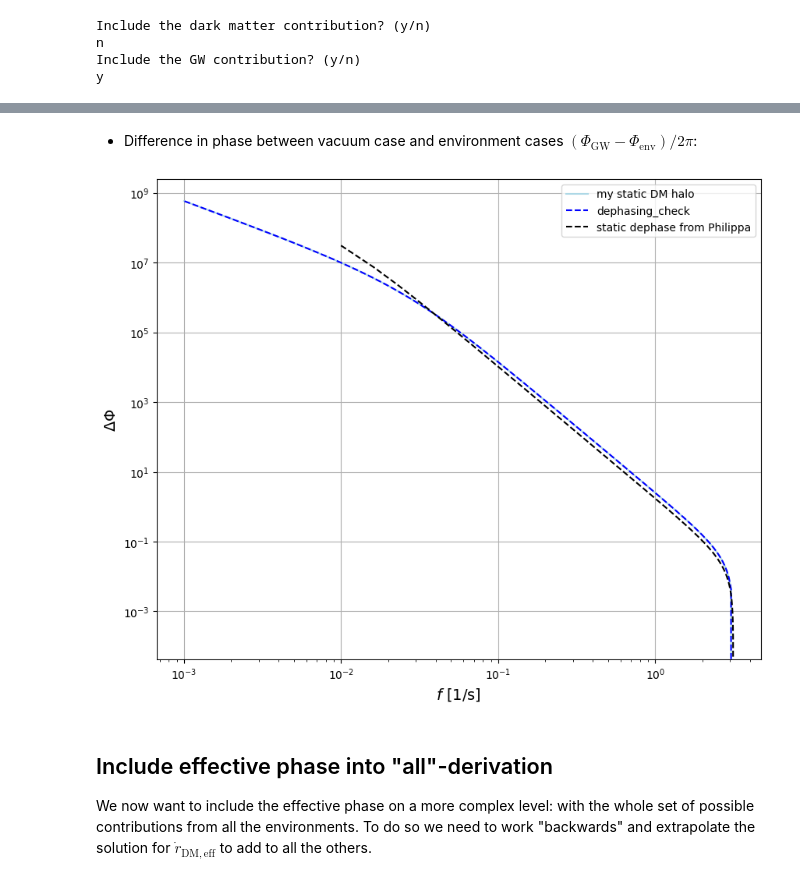
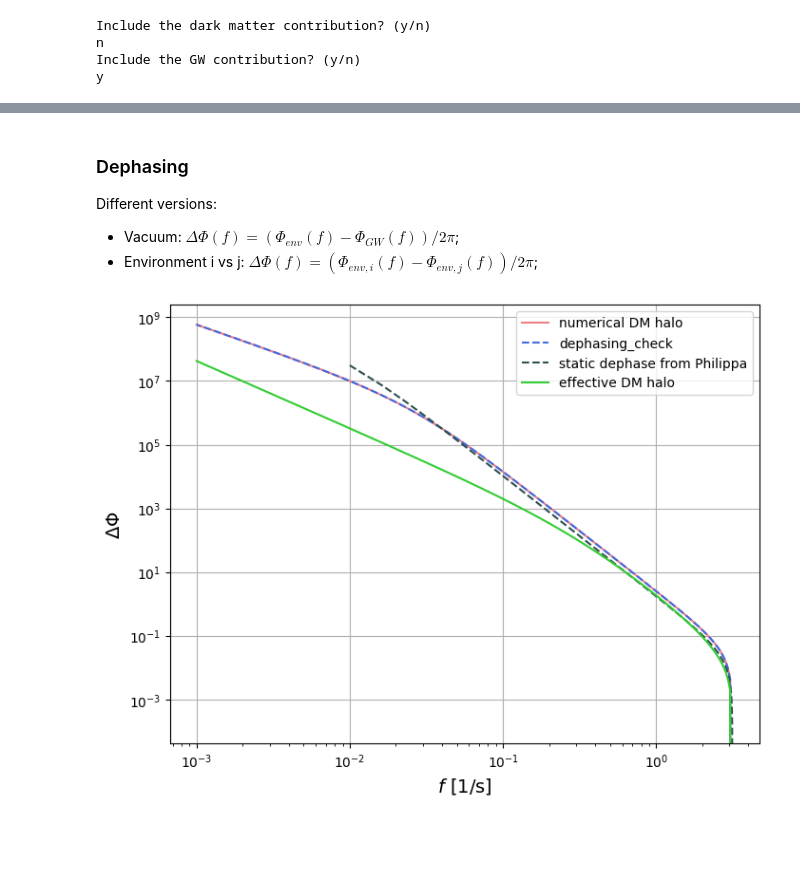
Before and after one commit to nicolegrillo/BinaryEvolution, a Jupyter notebook: Phase_extraction-Static-dm.ipynb, the cells around one changed output, grey strips where cells are left out. Saved outputs shown, nothing was run; the diff lists cells and outputs as text; code cells hidden in the pictures; blank space fills up the shorter version.

```diff
--- a/Phase_extraction-Static-dm.ipynb
+++ b/Phase_extraction-Static-dm.ipynb
@@ -176,7 +176,7 @@ def yes_or_no(elem):
 
     return 0
 # %%
-def dot_r(r):
+def find_dot_r_dm(r):
 
     '''Find the binary change in separation over time, asking the user to choose which contribution to keep.'''
 
@@ -196,7 +196,6 @@ def dot_r(r):
 
     r_dot_gw = - 64 * M_tot * G**3 * m1 * m2 / (5 * c**5 * r**3)
 
-
     return yes_or_no(dm) * r_dot_dm + yes_or_no(gw) * r_dot_gw
 # %%
 def phase_f_by_hand(df_dt):
@@ -299,9 +304,13 @@ phase_check_from_code_v = _Phi_to_c_indef_v(freqs) - _Phi_to_c_indef_v(f_isco)
 # %%
 def phase_effective_dm(phase_vacuum):
 
+    '''Finds the effective phase from fitting results from HaloFeedback algorithm.'''
+
     freqs = frequency(r_grid)
 
-    gamma_e = 5/2 #?
+    # Constants conbinations:
+
+    gamma_e = 5/2
 
     theta = 5 / (2 * gamma_e)
 
@@ -312,7 +321,11 @@ def phase_effective_dm(phase_vacuum):
 
     lambda_ = (11 - 2 * (gammas + gamma_e)) / 3
 
+    # Fit result:
+
     f_b = 0.8163 * (m1 / (1000 * m_sun))**(-1.4412) * (m2 / m_sun)**(0.4511) * (1 - 0.4971 * np.log(gammas / 1.4396))
+
+    # Final elements:
 
     eta = (5 + 2 * gamma_e) / (2 * (8 - gammas)) * (f_eq / f_b)**((11 - 2 * gammas) / 3)
 
@@ -320,6 +333,8 @@ def phase_effective_dm(phase_vacuum):
 
     y = freqs / f_t
 
+    # Gaussian geometric from scipy
+
     gauss_hypergeom = hyp2f1(1, theta, 1 + theta, - y**(-5/(3 * theta)))
 
     return phase_vacuum * (1 - eta * y**(-lambda_) * (1 - gauss_hypergeom))
@@ -330,3 +347,5 @@ df_dr_s = df_dr(r_grid)
 # %%
-dot_r_dm = dot_r(r_grid)
+# Find dot_r contributions for each env
+
+dot_r_dm = find_dot_r_dm(r_grid)
 # %% [output]
@@ -335,7 +360,7 @@ y
 Include the GW contribution? (y/n)
 y
 # %%
-dot_r_gw = dot_r(r_grid)
+dot_r_gw = find_dot_r_dm(r_grid)
 # %% [output]
 Include the dark matter contribution? (y/n)
 n
@@ -388,3 +419,8 @@ plt.show()
-# %% [markdown]
-- Difference in phase between vacuum case and environment cases $(\Phi_{\mathrm{GW}} - \Phi_{\mathrm{env}}) / 2\pi$:
+# %% [markdown]
+### Dephasing
+
+Different versions:
+
+- Vacuum: $\Delta\Phi(f) = (\Phi_{env}(f) - \Phi_{GW}(f)) / 2\pi$;
+- Environment i vs j: $\Delta\Phi(f) = (\Phi_{env, i}(f) - \Phi_{env, j}(f)) / 2\pi$;
 # %%
@@ -440,24 +478,22 @@ c_f = 5 * c**5 / (8 * m1**2) * np.pi**(2 * (gammas - 4) / 3) * G**(- (2 + gammas
 f_eq = c_f**(3 / (11 - 2 * gammas))
 f_b = 0.8163 * (m1 / (1000 * m_sun))**(1.4412) * (m2 / m_sun)**(0.4511) * (1 - 0.4971 * np.log(gammas / 1.4396))
 # %%
-plt.figure(figsize=(10, 8))
+# Plot
+plt.figure(figsize=(8, 6))
 
-plt.loglog(freqs, (+phi_dm_bh - phi_gw_bh)/(2 * np.pi), c='lightblue', label='my static DM halo', linestyle='-')
-plt.loglog(freqs, (-phase_check_from_code + phase_check_from_code_v)/(2 * np.pi), c='blue', label='dephasing_check', linestyle='--')
-plt.loglog(freqs_check, dephase, c='black', linestyle='--', label='static dephase from Philippa')
-#plt.loglog(freqs, (phi_dm_effective - phi_gw_bh)/(2 * np.pi), c='blue', label='effective DM halo')
+plt.loglog(freqs, (+phi_dm_bh - phi_gw_bh)/(2 * np.pi), c='lightcoral', label='numerical DM halo', linestyle='-')
+plt.loglog(freqs, (-phase_check_from_code + phase_check_from_code_v)/(2 * np.pi), c='royalblue', label='dephasing_check', linestyle='--')
+plt.loglog(freqs_check, dephase, c='darkslategrey', linestyle='--', label='static dephase from Philippa')
+plt.loglog(freqs, (phi_dm_effective - phi_gw_bh)/(2 * np.pi), c='limegreen', label='effective DM halo')
 plt.xlabel('$f$ [1/s]', fontsize=14)
 plt.ylabel(r'$\Delta\Phi$', fontsize=14)
 plt.xticks(fontsize=10)
 plt.yticks(fontsize=10)
 plt.grid(True)
 plt.tick_params(axis='y', which='minor')
 plt.legend(fontsize='medium')
 
-plt.savefig('results-images/test_dm_static.png');
+plt.savefig('results-images/test_dm_static.png')
+plt.show()
 # %% [output]
-[figure, old version]
+[figure, new version]
-# %% [markdown]
-## Include effective phase into "all"-derivation
-
-We now want to include the effective phase on a more complex level: with the whole set of possible contributions from all the environments. To do so we need to work "backwards" and extrapolate the solution for $\dot{r}_{\mathrm{DM, eff}}$ to add to all the others.
```
Also changed, not shown: parts of 85 cells of this notebook, 28 other files.
